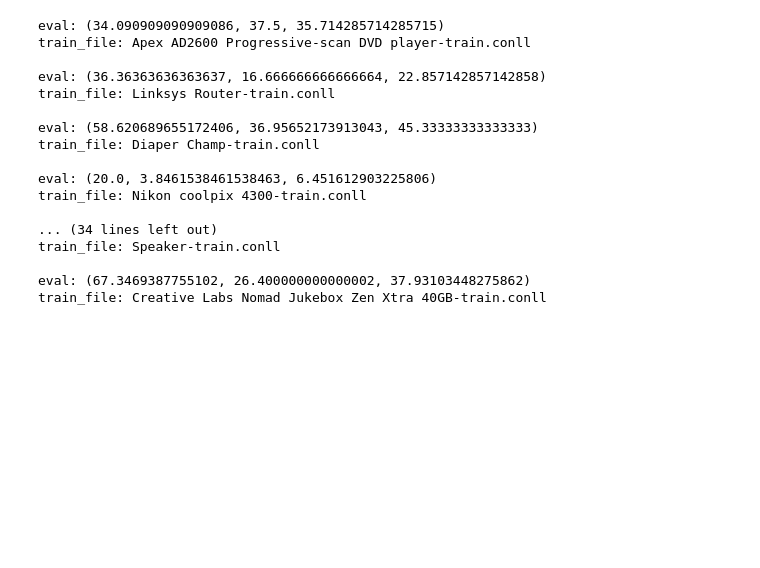
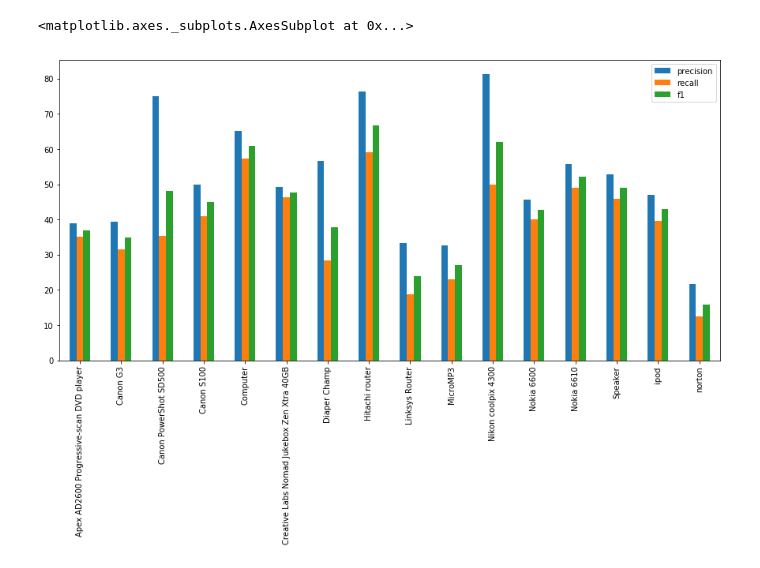
Before and after one commit to laugustyniak/nlp-architect, a Jupyter notebook: examples/aspect_extraction/notebooks/analyze-aspects-results.ipynb, the cells around one changed output. Cells and saved outputs as stored; diff of their text form; code cells hidden in the pictures; blank space fills up the shorter version.

```diff
--- a/examples/aspect_extraction/notebooks/analyze-aspects-results.ipynb
+++ b/examples/aspect_extraction/notebooks/analyze-aspects-results.ipynb
@@ -75,20 +32,5 @@ train_file: ipod-train.conll
-# %%
-print_models_info(Path('../models-wtf/'), model_info_params)
-# %% [output]
-eval: (34.090909090909086, 37.5, 35.714285714285715)
-train_file: Apex AD2600 Progressive-scan DVD player-train.conll
-
-eval: (36.36363636363637, 16.666666666666664, 22.857142857142858)
-train_file: Linksys Router-train.conll
-
-eval: (58.620689655172406, 36.95652173913043, 45.33333333333333)
-train_file: Diaper Champ-train.conll
-
-eval: (20.0, 3.8461538461538463, 6.451612903225806)
-train_file: Nikon coolpix 4300-train.conll
-
-... (34 lines left out)
-train_file: Speaker-train.conll
-
-eval: (67.3469387755102, 26.400000000000002, 37.93103448275862)
-train_file: Creative Labs Nomad Jukebox Zen Xtra 40GB-train.conll
+# %%
+pd.DataFrame.from_dict(metrics, orient='index').sort_index(axis=0).plot(kind='bar', figsize=(15,7))
+# %% [output]
+<matplotlib.axes._subplots.AxesSubplot at 0x...>
+[figure, added]
```
Also changed, not shown: parts of 10 cells of this notebook, 1 other file.
